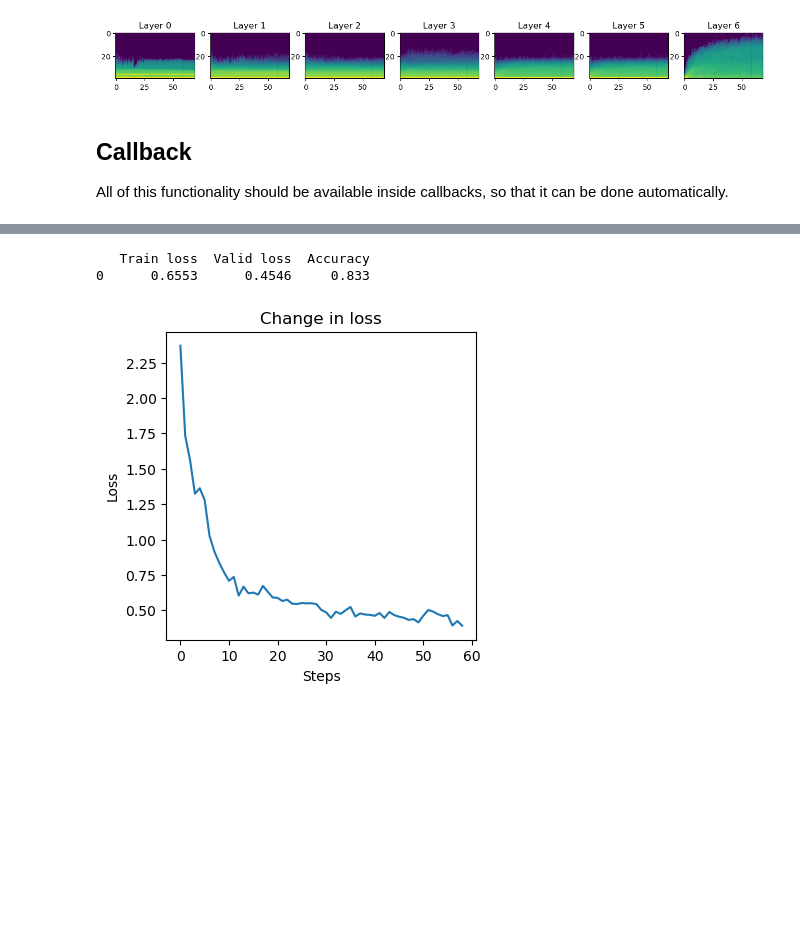
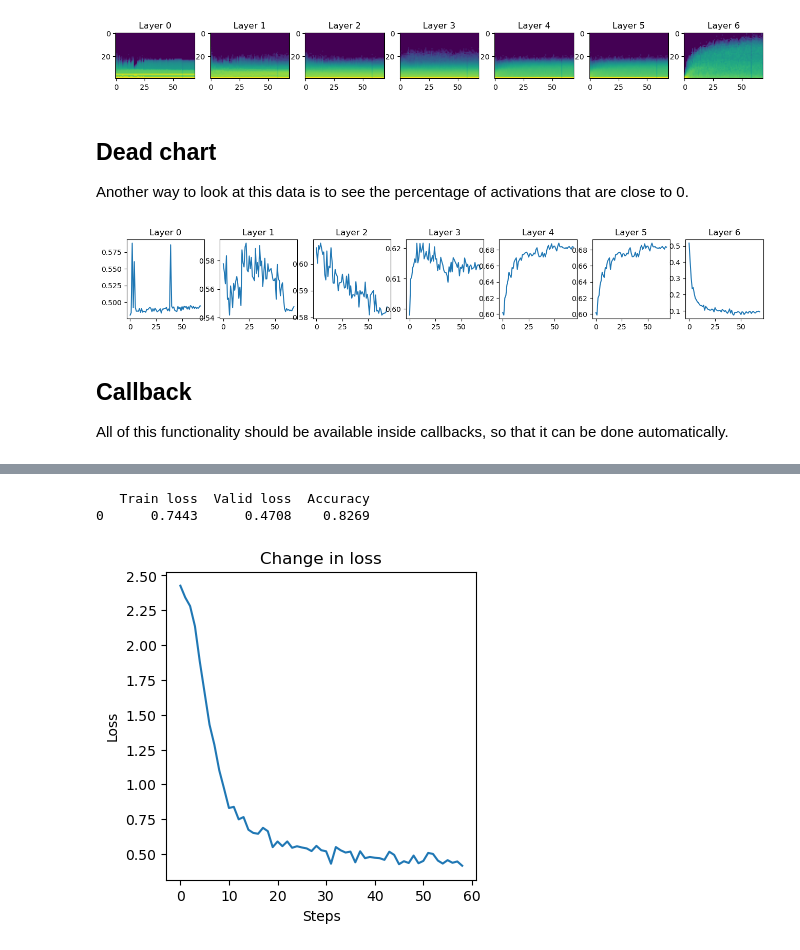
Before and after one commit to stroopwafl/miniai, a Jupyter notebook: nbs/04_activations.ipynb, the cells around one changed output, grey strips where cells are left out. Cells and saved outputs as stored; diff of their text form; code cells hidden in the pictures; blank space fills up the shorter version.

Commit message:
collected activation stat graphs into a single callback

```diff
--- a/nbs/04_activations.ipynb
+++ b/nbs/04_activations.ipynb
@@ -138,6 +140,22 @@ for i, (ax, h) in enumerate(zip(axes.flatten(), hooks)):
     ax.set_title(f"Layer {i}")
 # %% [output]
 [figure]
+# %% [markdown]
+## Dead chart
+
+Another way to look at this data is to see the percentage of activations that are close to 0.
+# %%
+#| export
+def get_min(h):
+    h1 = torch.stack(h.stats[2]).t().float()
+    return h1[0]/h1.sum(0)
+# %%
+fig, axes = plt.subplots(1,len(hooks),figsize=(16,2))
+for i, (ax, h) in enumerate(zip(axes.flatten(), hooks)):
+    ax.plot(get_min(h))
+    ax.set_title(f"Layer {i}")
+# %% [output]
+[figure, added]
 # %% [markdown]
 ## Callback
 
@@ -163,17 +181,39 @@ class ActivationStats(Callback):
         mods = fc.filter_ex(self.learn.model.modules(), self.layer_filter)
         self.hooks = [Hook(l, self.func) for l in mods]
         self.learn.hooks = self
+
+    def color_dim(self):
+        fig, axes = plt.subplots(1,len(self.hooks),figsize=(16,10))
+        for i, (ax, h) in enumerate(zip(axes.flatten(), self.hooks)):
+            ax.imshow(get_hist(h))
+            ax.set_title(f"Layer {i + 1}")
+            ax.axis('off')
+
+    def mean_std(self):
+        fig, ax = plt.subplots(1,2,figsize=(9,5))
+        for i, h in enumerate(self.hooks):
+            for j in 0,1:
+                ax[j].plot(h.stats[j])
+                ax[j].set_title("Means" if j == 0 else "Std")
+                ax[j].legend(range(len(self.hooks)))
+
+    def dead_chart(self):
+        fig, axes = plt.subplots(1,len(self.hooks),figsize=(16,2))
+        for i, (ax, h) in enumerate(zip(axes.flatten(), self.hooks)):
+            ax.plot(get_min(h))
+            ax.set_title(f"Layer {i}")
+
     def __iter__(): return iter(self.hooks)
     def __len__(): return len(self.hooks)
 # %%
 model = get_model()
 cbs = [DeviceCB(), MetricsCB(accuracy=MulticlassAccuracy()), ProgressCB(plot=True), ActivationStats(append_stats, layer_filter=fc.risinstance(nn.Conv2d))]
 learn = BaseLearner(dls, model, cbs=cbs)
-learn.fit(0.5, 1, one_cycle=False)
+learn.fit(0.4, 1, one_cycle=True)
 # %% [output]
 [interactive output not drawn]
 [interactive output not drawn]
 [interactive output not drawn]
    Train loss  Valid loss  Accuracy
-0      0.6553      0.4546     0.833
+0      0.7443      0.4708    0.8269
-[figure, old version]
+[figure, new version]
```
Also changed, not shown: parts of 9 cells of this notebook, 2 other files.
